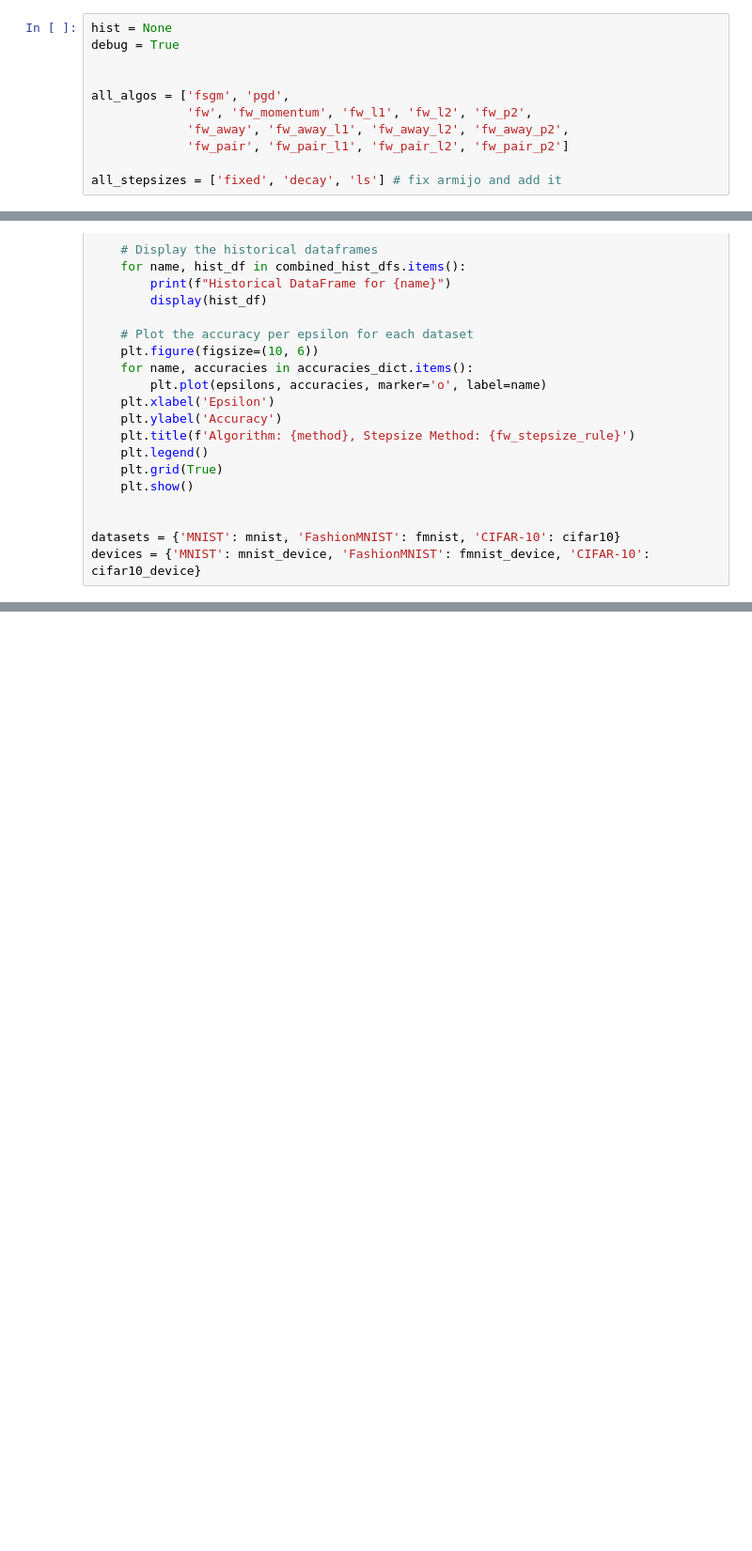
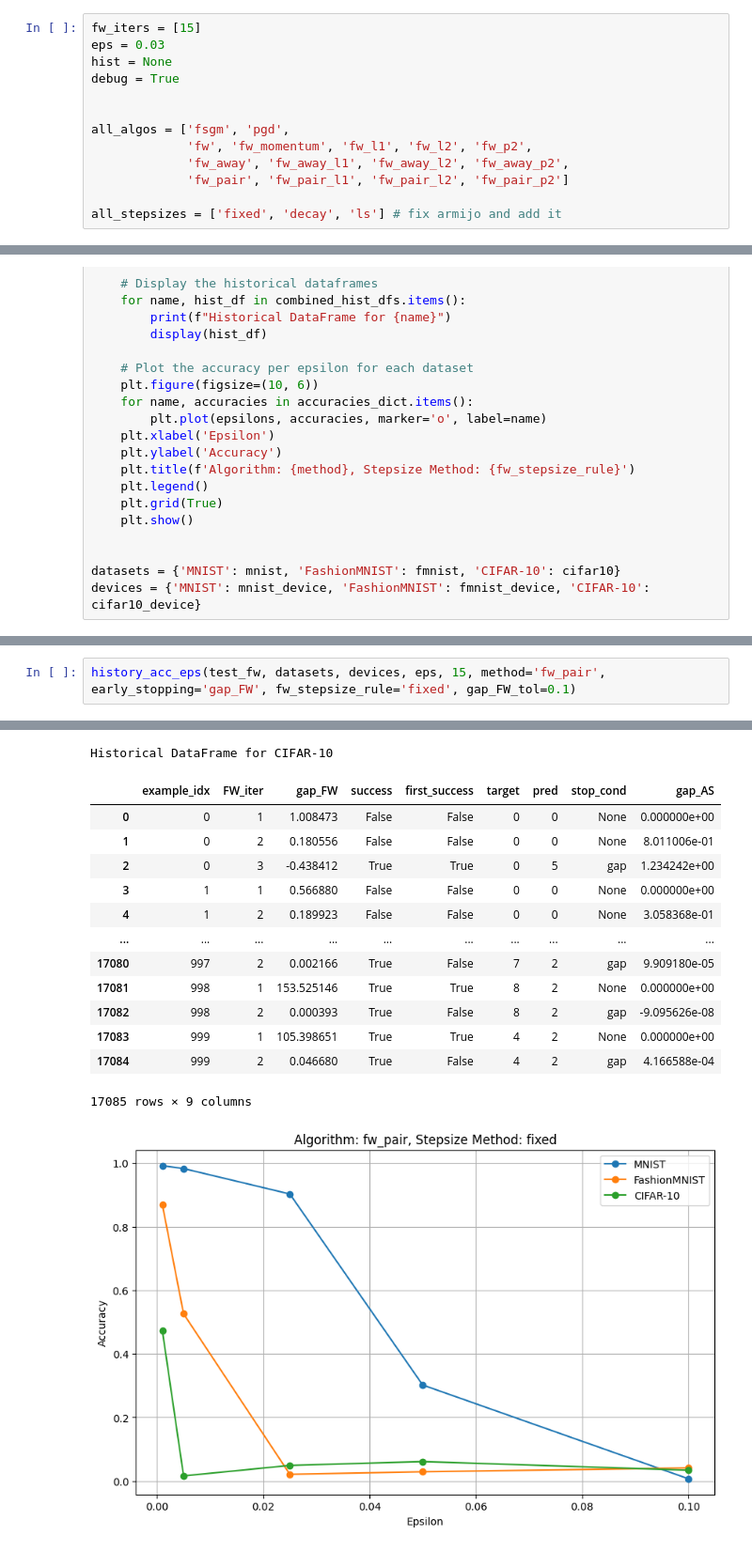
Before and after one commit to TannerAGraves/FW-variants-for-WB-Adversarial-Attacks, a Jupyter notebook: reorganized_attacks.ipynb, the cells around one changed output, grey strips where cells are left out. Shown at 94% size. Drawn from its saved outputs; the diff is of its cells as text; blank space fills up the shorter version.

Commit message:
Tests

```diff
--- a/reorganized_attacks.ipynb
+++ b/reorganized_attacks.ipynb
@@ -30,6 +36,8 @@ Model weights loaded successfully
 Using cache found in C:\Users\alepa/.cache\torch\hub\chenyaofo_pytorch-cifar-models_master
 Files already downloaded and verified
 # %%
+fw_iters = [15]
+eps = 0.03
 hist = None
 debug = True
 
@@ -153,0 +102,3 @@ Historical DataFrame for CIFAR-10
+# %%
+history_acc_eps(test_fw, datasets, devices, eps, 15, method='fw_pair', early_stopping='gap_FW', fw_stepsize_rule='fixed', gap_FW_tol=0.1)
+# %% [output]
@@ -153,0 +148,15 @@ Historical DataFrame for CIFAR-10
+Historical DataFrame for CIFAR-10
+|  | example_idx | FW_iter | gap_FW | success | first_success | target | pred | stop_cond | gap_AS |
+| 0 | 0 | 1 | 1.008473 | False | False | 0 | 0 | None | 0.000000e+00 |
+| 1 | 0 | 2 | 0.180556 | False | False | 0 | 0 | None | 8.011006e-01 |
+| 2 | 0 | 3 | -0.438412 | True | True | 0 | 5 | gap | 1.234242e+00 |
+| 3 | 1 | 1 | 0.566880 | False | False | 0 | 0 | None | 0.000000e+00 |
+| 4 | 1 | 2 | 0.189923 | False | False | 0 | 0 | None | 3.058368e-01 |
+| ... | ... | ... | ... | ... | ... | ... | ... | ... | ... |
+| 17080 | 997 | 2 | 0.002166 | True | False | 7 | 2 | gap | 9.909180e-05 |
+| 17081 | 998 | 1 | 153.525146 | True | True | 8 | 2 | None | 0.000000e+00 |
+| 17082 | 998 | 2 | 0.000393 | True | False | 8 | 2 | gap | -9.095626e-08 |
+| 17083 | 999 | 1 | 105.398651 | True | True | 4 | 2 | None | 0.000000e+00 |
+| 17084 | 999 | 2 | 0.046680 | True | False | 4 | 2 | gap | 4.166588e-04 |
+17085 rows × 9 columns
+[figure, added]
```
Also changed, not shown: parts of 17 cells of this notebook.
